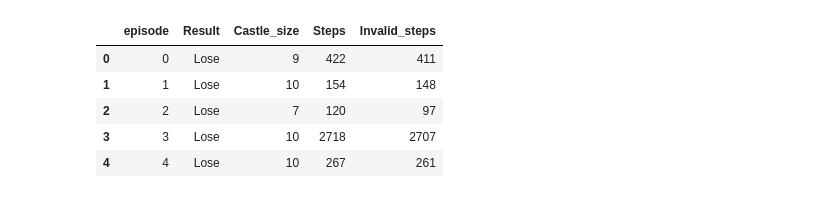
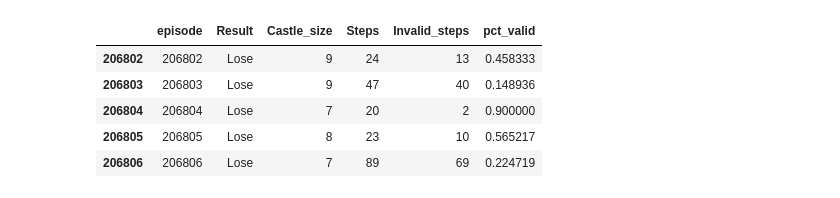
Before and after one commit to Rabmuk/Reinforcement-Regicide, a Jupyter notebook: Scores_analysis.ipynb, the cells around one changed output. Saved outputs shown, nothing was run; the diff lists cells and outputs as text; code cells hidden in the pictures.

```diff
--- a/Scores_analysis.ipynb
+++ b/Scores_analysis.ipynb
@@ -7,11 +7,13 @@ import seaborn as sns
 FILE_PATH_CSV_SCORES = './model3_final_scores.csv'
 # %%
 df_scores = pd.read_csv(FILE_PATH_CSV_SCORES,).reset_index().rename(columns={'index':'episode'})
-df_scores.head()
+df_scores['pct_valid'] = (df_scores['Steps'] - df_scores['Invalid_steps']) / df_scores['Steps']
+
+df_scores.tail()
 # %% [output]
-|  | episode | Result | Castle_size | Steps | Invalid_steps |
-| 0 | 0 | Lose | 9 | 422 | 411 |
-| 1 | 1 | Lose | 10 | 154 | 148 |
-| 2 | 2 | Lose | 7 | 120 | 97 |
-| 3 | 3 | Lose | 10 | 2718 | 2707 |
-| 4 | 4 | Lose | 10 | 267 | 261 |
+|  | episode | Result | Castle_size | Steps | Invalid_steps | pct_valid |
+| 206802 | 206802 | Lose | 9 | 24 | 13 | 0.458333 |
+| 206803 | 206803 | Lose | 9 | 47 | 40 | 0.148936 |
+| 206804 | 206804 | Lose | 7 | 20 | 2 | 0.900000 |
+| 206805 | 206805 | Lose | 8 | 23 | 10 | 0.565217 |
+| 206806 | 206806 | Lose | 7 | 89 | 69 | 0.224719 |
```
Also changed, not shown: parts of 10 cells of this notebook, 1 other file.
